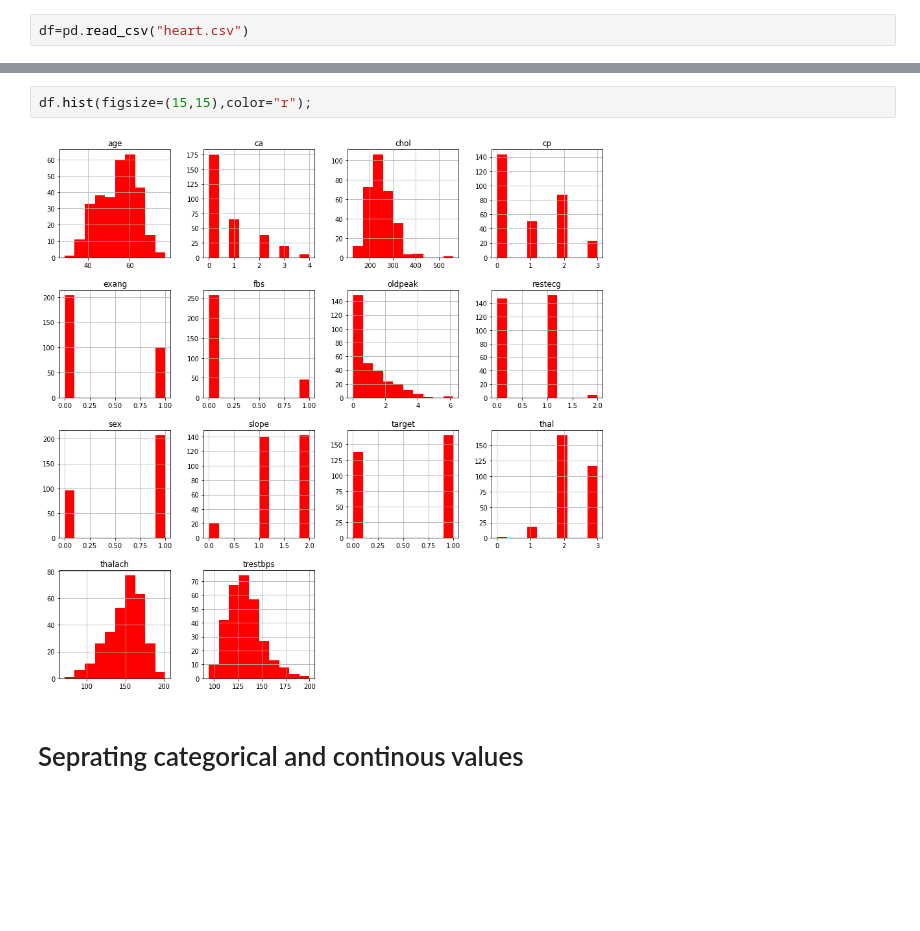
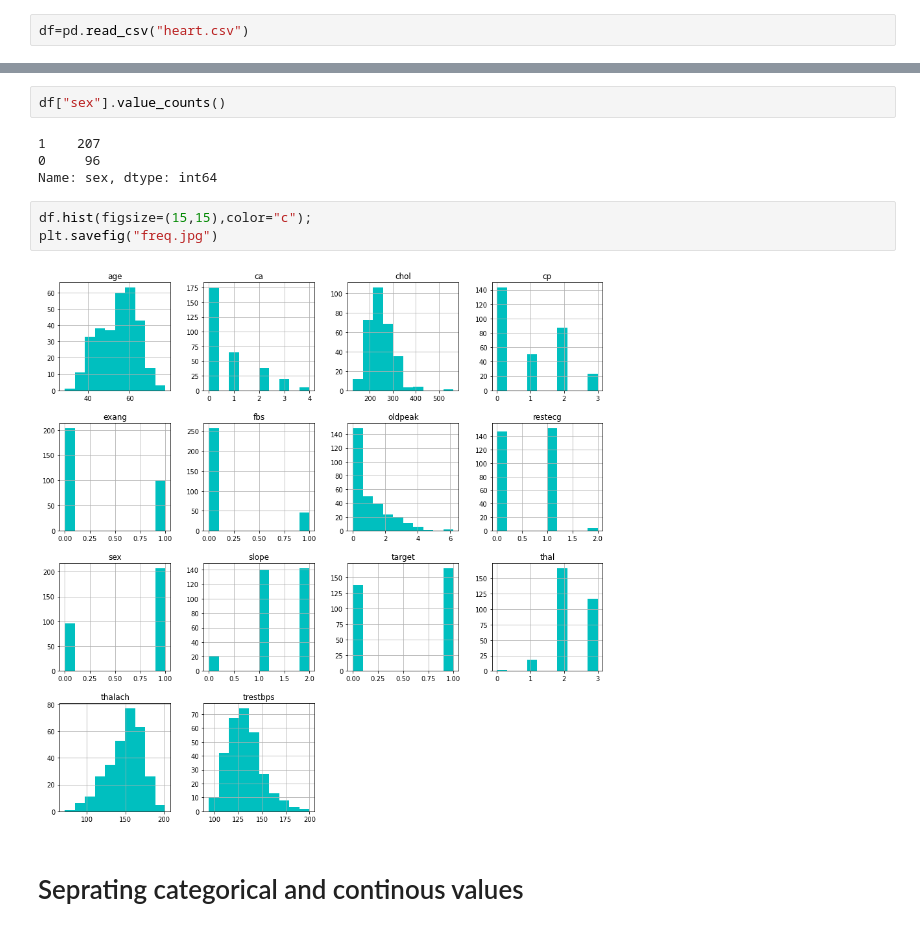
Before and after one commit to northcampus-university-of-kashmir/Heart-Disease-Detection-System, a Jupyter notebook: Visulization.ipynb, the cells around one changed output, grey strips where cells are left out. Saved outputs shown, nothing was run; the diff lists cells and outputs as text; blank space fills up the shorter version.

```diff
--- a/Visulization.ipynb
+++ b/Visulization.ipynb
@@ -17,7 +49,14 @@ We have 165 person with Heart disease and 138 person without heart disease, so o
+# %%
+df["sex"].value_counts()
+# %% [output]
+1    207
+0     96
+Name: sex, dtype: int64
 # %%
-df.hist(figsize=(15,15),color="r");
+df.hist(figsize=(15,15),color="c");
+plt.savefig("freq.jpg")
 # %% [output]
-[figure, old version]
+[figure, new version]
 # %% [markdown]
 # Seprating categorical and continous values
 # %%
```
Also changed, not shown: parts of 7 cells of this notebook, 30 other files.
